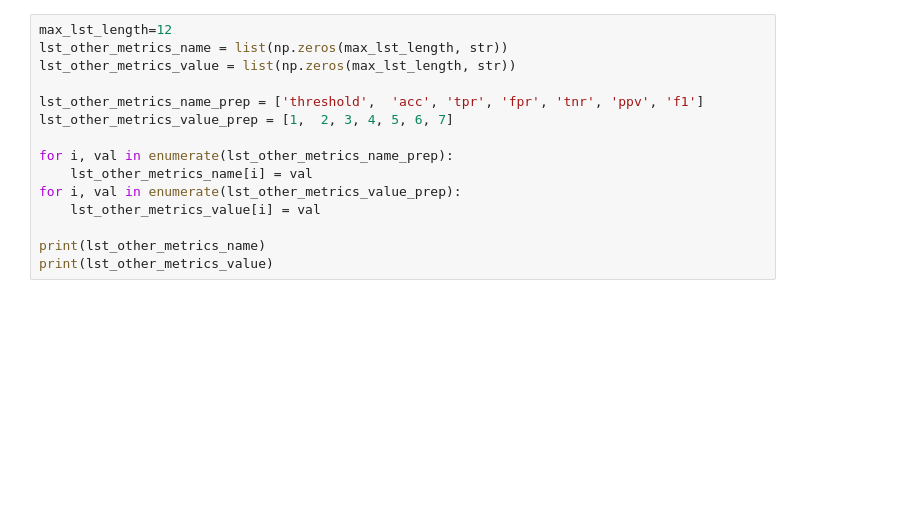
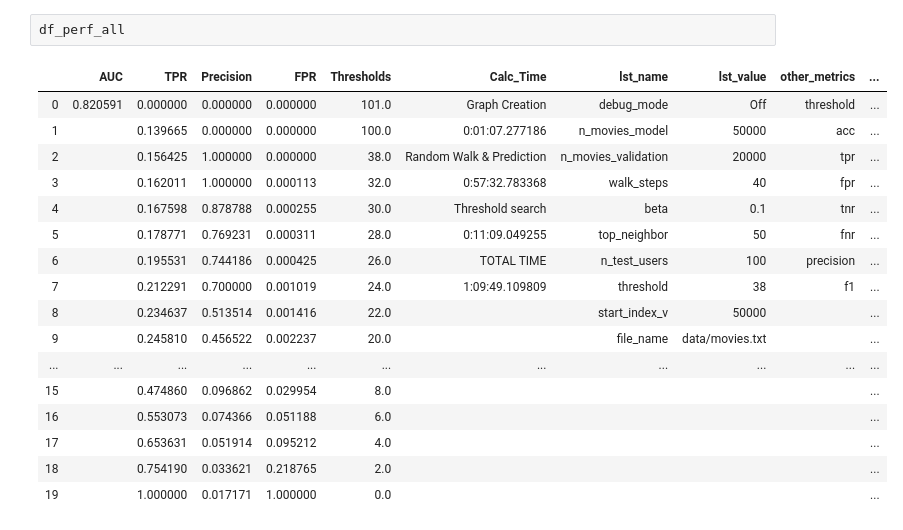
Before and after one commit to asmelzene/Comparing-direct-and-indirect-approaches-to-weighted-SimRank-for-Amazon-Movie-recommendations, a Jupyter notebook: Amazon_movies_Prediction_Random_Walk_Search.ipynb, the cells around one changed output. Drawn from its saved outputs; the diff is of its cells as text; blank space fills up the shorter version.

```diff
--- a/Amazon_movies_Prediction_Random_Walk_Search.ipynb
+++ b/Amazon_movies_Prediction_Random_Walk_Search.ipynb
@@ -93,15 +180,20 @@ df_perf
-# %%
-max_lst_length=12
-lst_other_metrics_name = list(np.zeros(max_lst_length, str))
-lst_other_metrics_value = list(np.zeros(max_lst_length, str))
-
-lst_other_metrics_name_prep = ['threshold',  'acc', 'tpr', 'fpr', 'tnr', 'ppv', 'f1']
-lst_other_metrics_value_prep = [1,  2, 3, 4, 5, 6, 7]
-
-for i, val in enumerate(lst_other_metrics_name_prep):
-    lst_other_metrics_name[i] = val
-for i, val in enumerate(lst_other_metrics_value_prep):
-    lst_other_metrics_value[i] = val
-
-print(lst_other_metrics_name)
-print(lst_other_metrics_value)
+# %%
+df_perf_all
+# %% [output]
+|  | AUC | TPR | Precision | FPR | Thresholds | Calc_Time | lst_name | lst_value | other_metrics | ... |
+| 0 | 0.820591 | 0.000000 | 0.000000 | 0.000000 | 101.0 | Graph Creation | debug_mode | Off | threshold | ... |
+| 1 |  | 0.139665 | 0.000000 | 0.000000 | 100.0 | 0:01:07.277186 | n_movies_model | 50000 | acc | ... |
+| 2 |  | 0.156425 | 1.000000 | 0.000000 | 38.0 | Random Walk & Prediction | n_movies_validation | 20000 | tpr | ... |
+| 3 |  | 0.162011 | 1.000000 | 0.000113 | 32.0 | 0:57:32.783368 | walk_steps | 40 | fpr | ... |
+| 4 |  | 0.167598 | 0.878788 | 0.000255 | 30.0 | Threshold search | beta | 0.1 | tnr | ... |
+| 5 |  | 0.178771 | 0.769231 | 0.000311 | 28.0 | 0:11:09.049255 | top_neighbor | 50 | fnr | ... |
+| 6 |  | 0.195531 | 0.744186 | 0.000425 | 26.0 | TOTAL TIME | n_test_users | 100 | precision | ... |
+| 7 |  | 0.212291 | 0.700000 | 0.001019 | 24.0 | 1:09:49.109809 | threshold | 38 | f1 | ... |
+| 8 |  | 0.234637 | 0.513514 | 0.001416 | 22.0 |  | start_index_v | 50000 |  | ... |
+| 9 |  | 0.245810 | 0.456522 | 0.002237 | 20.0 |  | file_name | data/movies.txt |  | ... |
+| ... | ... | ... | ... | ... | ... | ... | ... | ... | ... | ... |
+| 15 |  | 0.474860 | 0.096862 | 0.029954 | 8.0 |  |  |  |  | ... |
+| 16 |  | 0.553073 | 0.074366 | 0.051188 | 6.0 |  |  |  |  | ... |
+| 17 |  | 0.653631 | 0.051914 | 0.095212 | 4.0 |  |  |  |  | ... |
+| 18 |  | 0.754190 | 0.033621 | 0.218765 | 2.0 |  |  |  |  | ... |
+| 19 |  | 1.000000 | 0.017171 | 1.000000 | 0.0 |  |  |  |  | ... |
```
Also changed, not shown: parts of 23 cells of this notebook, 7 other files.
